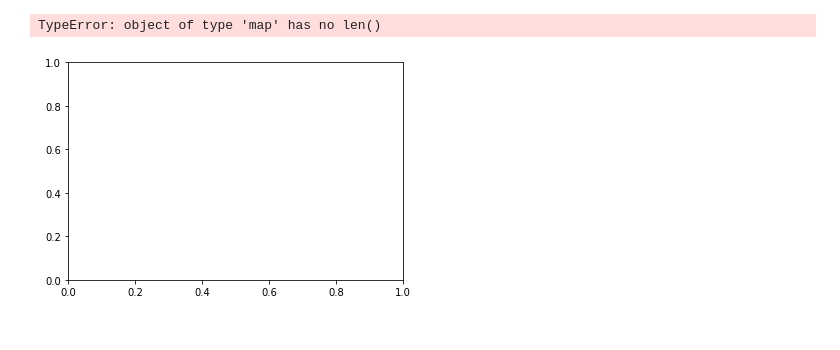
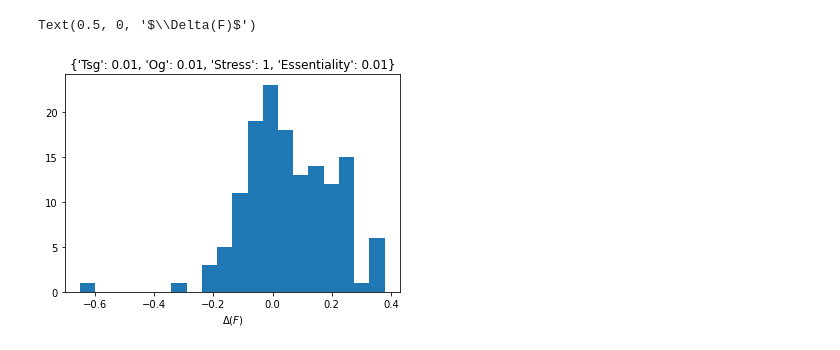
Before and after one commit to schwarzlab-ccb/SimChA, a Jupyter notebook: notebooks/fitness.ipynb, the cells around one changed output. Drawn from its saved outputs; the diff is of its cells as text; code cells hidden in the pictures.

```diff
--- a/notebooks/fitness.ipynb
+++ b/notebooks/fitness.ipynb
@@ -3,7 +3,12 @@ import pandas as pd
 import numpy as np
 import matplotlib.pyplot as plt
 # %%
-data = pd.read_csv('../out/sample_fitness.tsv', sep='\t', index_col=0)
+PCAWG = '../out/PCAWG_fit.tsv'
+sample = '../out/sample_fitness.tsv'
+
+use_sample = False
+
+data = pd.read_csv(PCAWG if use_sample else sample, sep='\t', index_col=0)
+data["TsgOg"] = data["Tsg"] + data["Og"]
+columns = ["Fitness", "Stress", "Essentiality", "Tsg", "Og", "TsgOg"]
 data.head()
-columns = data.columns
-# remove the column ""
@@ -10,4 +23,6 @@ columns = data.columns
 # %%
+bin_count = 50 if use_sample else 20
+
 # create 6 subplots 2*3
 fig, axes = plt.subplots(2, 3, figsize=(15, 10))
 
@@ -17,8 +32,5 @@ for x in range(2):
         axes[x, y].set_xlabel('Value')
         axes[x, y].set_ylabel('Count')
         axes[x, y].set_title(columns[x*3+y])
-        if x == 0 and y == 0:
-            axes[x, y].hist(data[columns[x*3+y]], bins=2)
-        else:
-            axes[x, y].hist(data[columns[x*3+y]], bins=100)
+        axes[x, y].hist(data[columns[x*3+y]], bins=bin_count)
 # %% [output]
@@ -26,6 +37,0 @@ for x in range(2):
-# %%
-# Sanity check
-fig, axes = plt.subplots(1,3, figsize=(12, 6))
-for x in range(2):
-    axes[0].hist(data["Fitness"], bins=100)
-    axes[1].hist(1 + data["Tsg"] + data["Og"] + data["Stress"] + data["Essentiality"], bins=100)
@@ -34,7 +38,10 @@ for x in range(2):
 # %%
-params =  {"Tsg": 0.01, "Og": 0.01, "Stress": 0.1, "Essentiality": 0.01 }
+params =  {"Tsg": 0.01, "Og": 0.01, "Stress": 1, "Essentiality": 0.01 }
 myfun = lambda x : (params[x] * data[x]).to_numpy()
-mySum = map(myfun, params.keys())
+mySum = sum(map(myfun, params.keys()))
+plt.title(f"{params}")
+plt.hist(mySum, bins=bin_count);
+plt.xlabel('$\Delta(F)$')
 # %% [output]
-TypeError: object of type 'map' has no len()
+Text(0.5, 0, '$\\Delta(F)$')
-[figure, old version]
+[figure, new version]
```
Also changed, not shown: parts of 6 cells of this notebook, 6 other files.
